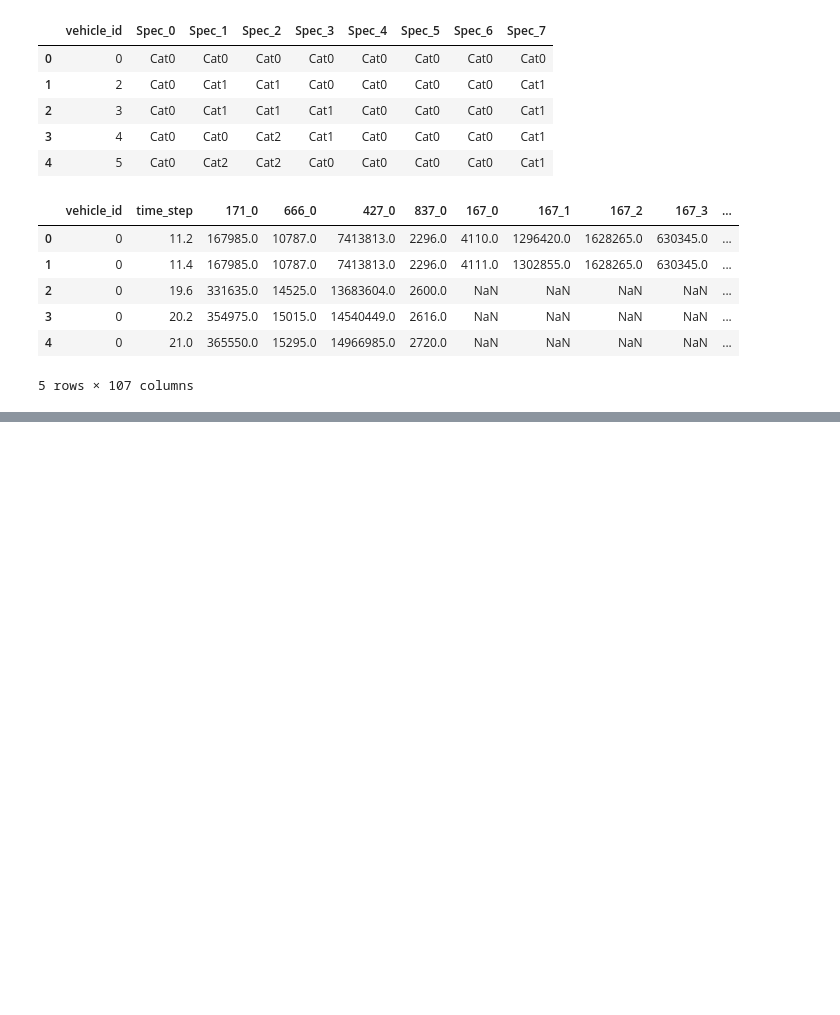
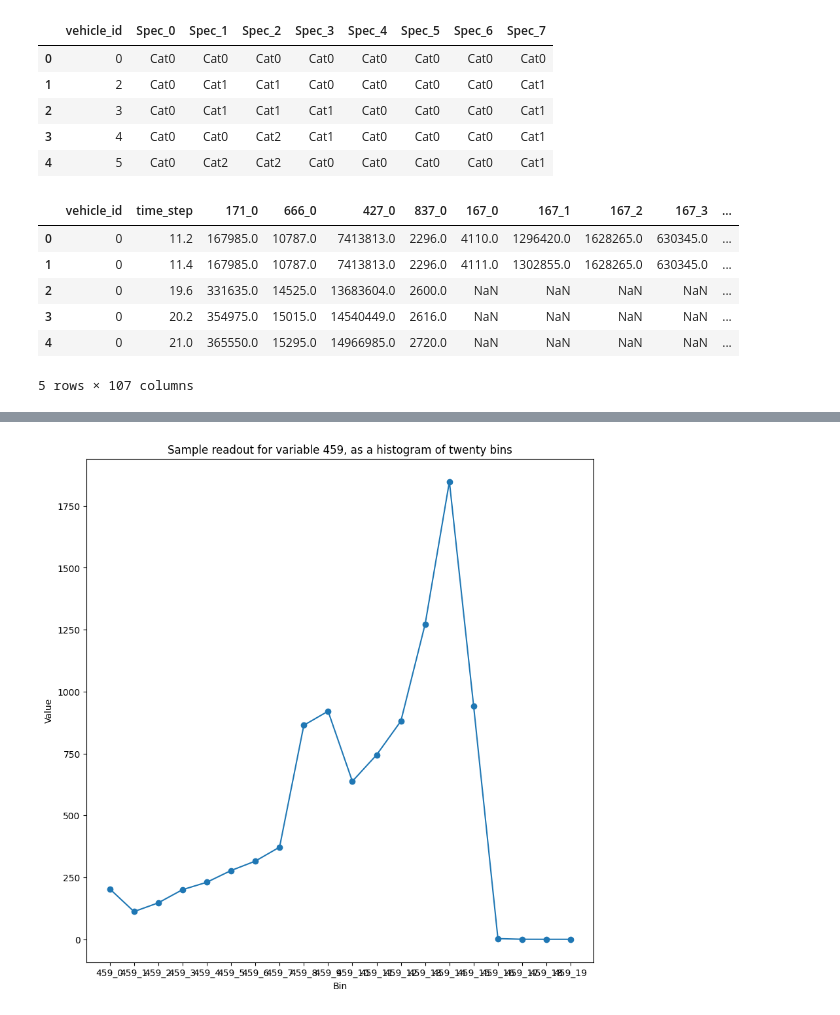
Before and after one commit to cerionXLII/ComponentX, a Jupyter notebook: src/componentX.ipynb, the cells around one changed output, grey strips where cells are left out. Saved outputs shown, nothing was run; the diff lists cells and outputs as text; code cells hidden in the pictures; blank space fills up the shorter version.

```diff
--- a/src/componentX.ipynb
+++ b/src/componentX.ipynb
@@ -50,0 +108,12 @@ readoutsTrain.head()
+# %%
+cols = ['459_0', '459_1', '459_2', '459_3', '459_4', '459_5', '459_6', '459_7', '459_8', '459_9', '459_10', '459_11', '459_12', '459_13', '459_14', '459_15', '459_16', '459_17', '459_18', '459_19']
+#Take the first row of the data
+y = readoutsTrain[cols].iloc[0]
+#Plot the data
+plt.figure(figsize = (10,10))
+plt.plot(y, 'o-')
+plt.xlabel('Bin')
+plt.ylabel('Value')
+plt.title('Sample readout for variable 459, as a histogram of twenty bins');
+# %% [output]
+[figure, added]
```
Also changed, not shown: parts of 23 cells of this notebook.
